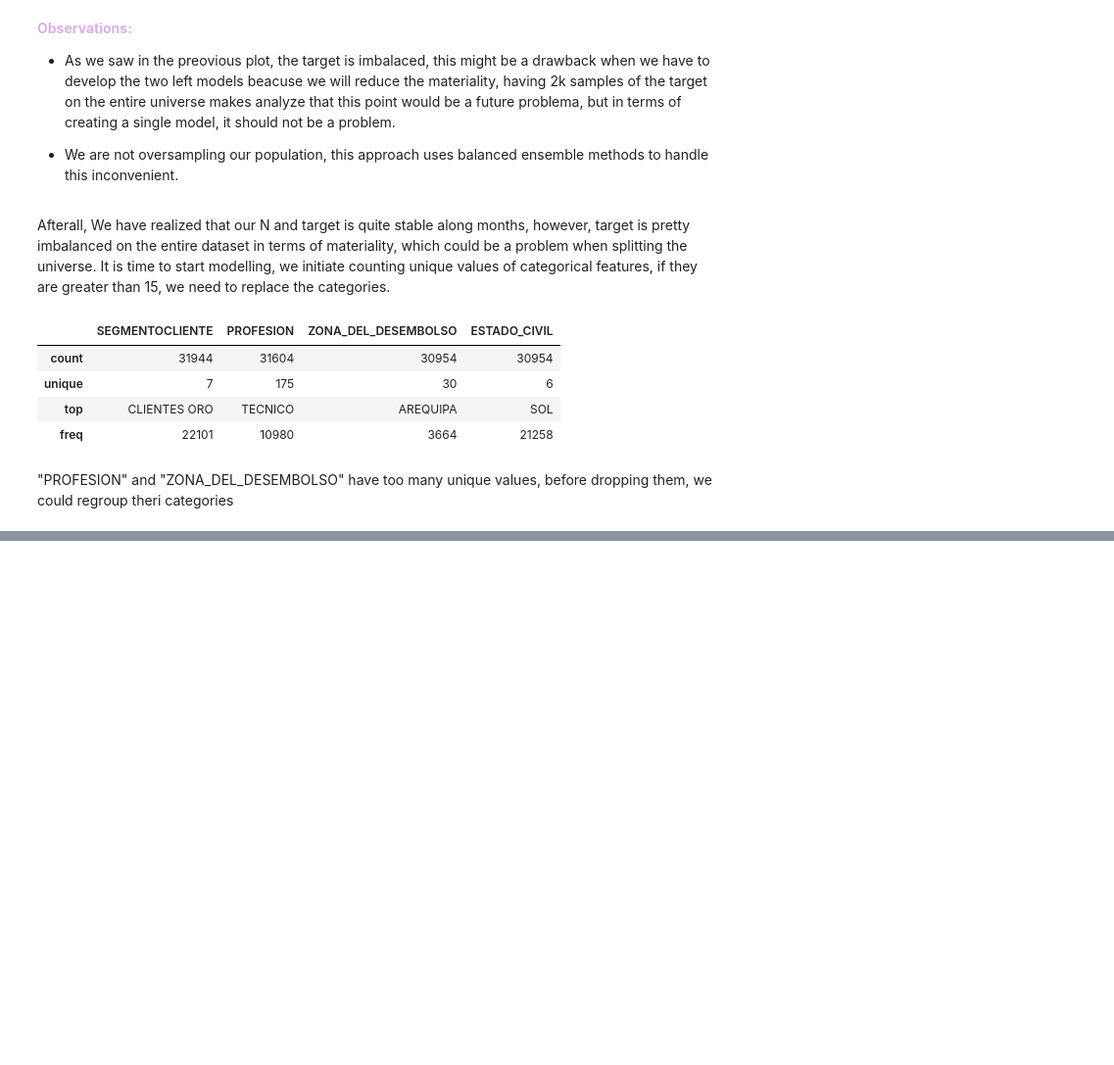
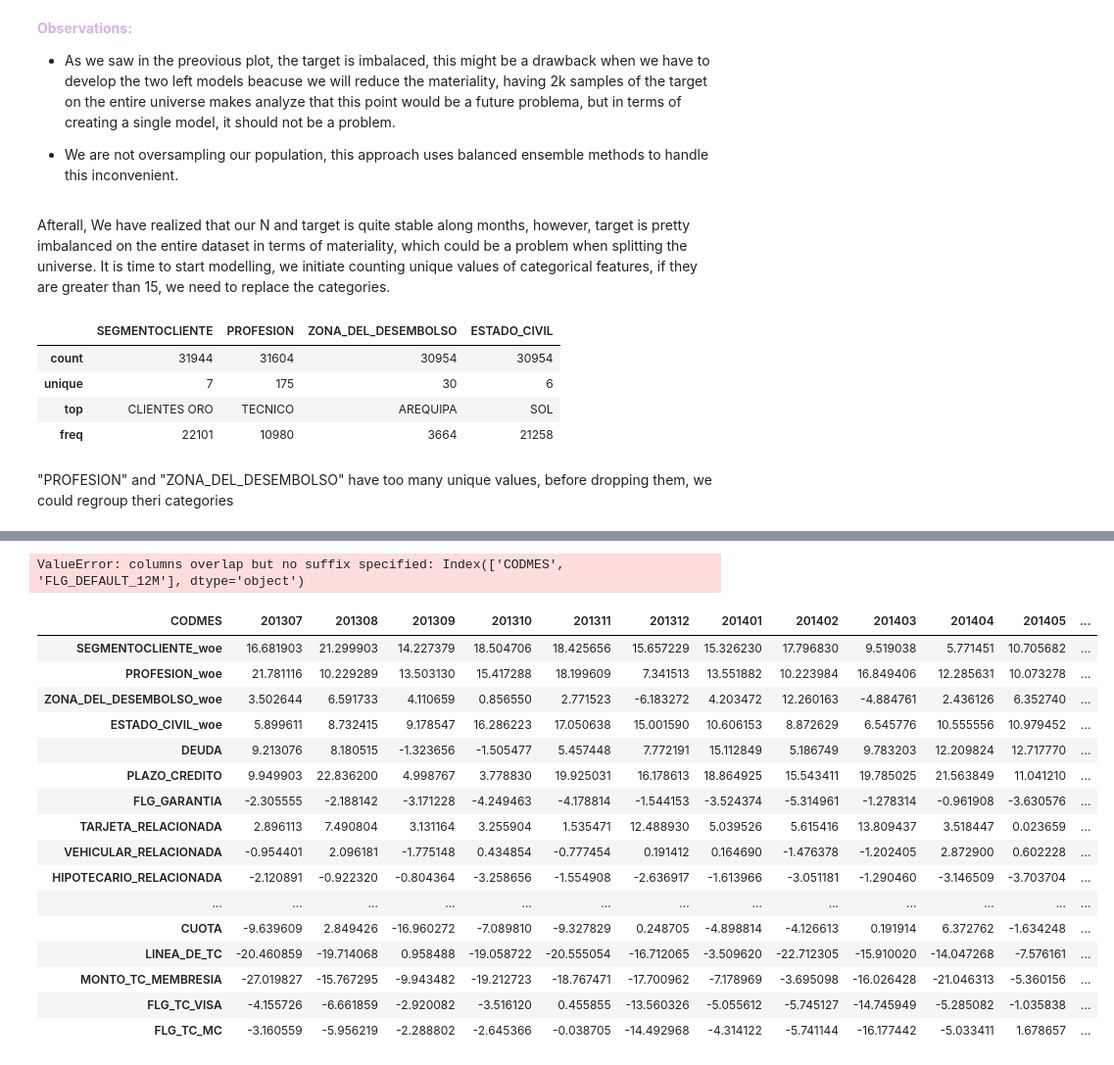
Before and after one commit to Brunoware/Credit-Risk-Segmentation, a Jupyter notebook: 01_eda_project_model_development[4_5].ipynb, the cells around one changed output, grey strips where cells are left out. Shown: that part at 98% size. Cells and saved outputs as stored; diff of their text form; code cells hidden in the pictures; blank space fills up the shorter version.

Commit message:
[UPDATE] Preproprocessing for single model

```diff
--- a/01_eda_project_model_development[4_5].ipynb
+++ b/01_eda_project_model_development[4_5].ipynb
@@ -21,6 +21,15 @@ import warnings
 
 from category_encoders.woe import WOEEncoder
 from constants.categories import category_profession
+from libs.modellingFunx import gini_score
+
+from sklearn.model_selection import train_test_split
+from sklearn.compose import make_column_transformer, make_column_selector
 # libraries configuration
 pd.set_option('display.max_columns', None)
 warnings.filterwarnings('ignore')
+
+# constants
+TIME_ID = 'CODMES'
+CLIENT_ID = 'CODSOLICITUD'
+TARGET = 'FLG_DEFAULT_12M'
@@ -183,0 +169,11 @@ pow
+# %%
+# regroup PROFESION values for new ones
+data['PROFESION'] = data['PROFESION'].map(category_profession)
+
+# regroup ZONA_DEL_DESEMBOLSO for a pair
+data['ZONA_DEL_DESEMBOLSO'] = data['ZONA_DEL_DESEMBOLSO'].fillna('')
+data['ZONA_DEL_DESEMBOLSO'] = np.select([data['ZONA_DEL_DESEMBOLSO'].str.contains(pat = 'LIMA'),
+                                         data['ZONA_DEL_DESEMBOLSO'] == '',
+                                         ~data['ZONA_DEL_DESEMBOLSO'].str.contains(pat = 'LIMA')],
+                                        ['LIMA', pd.NA, 'OTHER REGIONS'],
+                                        default = pd.NA)
@@ -183,0 +241,57 @@ pow
+# %%
+data_tr = data_tr.join(data_analysis[[TIME_ID, TARGET]], how = 'left')
+# %% [output]
+ValueError: columns overlap but no suffix specified: Index(['CODMES', 'FLG_DEFAULT_12M'], dtype='object')
+# %%
+# select data train and watchlist
+data_analysis = data[data['SAMPLE'].isin(['train', 'watchlist'])].copy()
+
+# select features for gini
+features_to_remove = [TIME_ID, CLIENT_ID, TARGET,
+                      'MIN_MES_DE_DEFAULT', 'FIXED_CLUSTER', 'SAMPLE']
+
+features = data_analysis.drop(columns = features_to_remove).columns.tolist()
+
+# get woe values
+encoder = WOEEncoder(handle_missing = 'return_nan',
+                     handle_unknown = 'return_nan').set_output(transform = 'pandas')
+
+cat_prep = make_column_transformer((encoder, make_column_selector(dtype_include = 'object')),
+                                    remainder = 'passthrough').set_output(transform = 'pandas')
+
+data_tr = cat_prep.fit_transform(data_analysis[features], data_analysis[TARGET])
+
+data_tr.columns = [col.split('__')[-1] if 'woe' not in col.split('__')[0] else f"{col.split('__')[-1]}_woe"
+                   for col in data_tr.columns.tolist()]
+
+# update features
+features = data_tr.columns.tolist()
+
+data_tr = data_tr.join(data_analysis[[TIME_ID, TARGET]], how = 'left')
+
+# select train and watchlist to plot gini in time
+gini_in_time = data_tr.groupby('CODMES')\
+                      .apply(lambda df: pd.Series({feat: gini_score(df[~df[feat].isnull()],
+                                                                    TARGET,
+                                                                    feat)
+                                                for feat in features}))
+
+gini_in_time.transpose()
+# %% [output]
+| CODMES | 201307 | 201308 | 201309 | 201310 | 201311 | 201312 | 201401 | 201402 | 201403 | 201404 | 201405 | ... |
+| SEGMENTOCLIENTE_woe | 16.681903 | 21.299903 | 14.227379 | 18.504706 | 18.425656 | 15.657229 | 15.326230 | 17.796830 | 9.519038 | 5.771451 | 10.705682 | ... |
+| PROFESION_woe | 21.781116 | 10.229289 | 13.503130 | 15.417288 | 18.199609 | 7.341513 | 13.551882 | 10.223984 | 16.849406 | 12.285631 | 10.073278 | ... |
+| ZONA_DEL_DESEMBOLSO_woe | 3.502644 | 6.591733 | 4.110659 | 0.856550 | 2.771523 | -6.183272 | 4.203472 | 12.260163 | -4.884761 | 2.436126 | 6.352740 | ... |
+| ESTADO_CIVIL_woe | 5.899611 | 8.732415 | 9.178547 | 16.286223 | 17.050638 | 15.001590 | 10.606153 | 8.872629 | 6.545776 | 10.555556 | 10.979452 | ... |
+| DEUDA | 9.213076 | 8.180515 | -1.323656 | -1.505477 | 5.457448 | 7.772191 | 15.112849 | 5.186749 | 9.783203 | 12.209824 | 12.717770 | ... |
+| PLAZO_CREDITO | 9.949903 | 22.836200 | 4.998767 | 3.778830 | 19.925031 | 16.178613 | 18.864925 | 15.543411 | 19.785025 | 21.563849 | 11.041210 | ... |
+| FLG_GARANTIA | -2.305555 | -2.188142 | -3.171228 | -4.249463 | -4.178814 | -1.544153 | -3.524374 | -5.314961 | -1.278314 | -0.961908 | -3.630576 | ... |
+| TARJETA_RELACIONADA | 2.896113 | 7.490804 | 3.131164 | 3.255904 | 1.535471 | 12.488930 | 5.039526 | 5.615416 | 13.809437 | 3.518447 | 0.023659 | ... |
+| VEHICULAR_RELACIONADA | -0.954401 | 2.096181 | -1.775148 | 0.434854 | -0.777454 | 0.191412 | 0.164690 | -1.476378 | -1.202405 | 2.872900 | 0.602228 | ... |
+| HIPOTECARIO_RELACIONADA | -2.120891 | -0.922320 | -0.804364 | -3.258656 | -1.554908 | -2.636917 | -1.613966 | -3.051181 | -1.290460 | -3.146509 | -3.703704 | ... |
+| ... | ... | ... | ... | ... | ... | ... | ... | ... | ... | ... | ... | ... |
+| CUOTA | -9.639609 | 2.849426 | -16.960272 | -7.089810 | -9.327829 | 0.248705 | -4.898814 | -4.126613 | 0.191914 | 6.372762 | -1.634248 | ... |
+| LINEA_DE_TC | -20.460859 | -19.714068 | 0.958488 | -19.058722 | -20.555054 | -16.712065 | -3.509620 | -22.712305 | -15.910020 | -14.047268 | -7.576161 | ... |
+| MONTO_TC_MEMBRESIA | -27.019827 | -15.767295 | -9.943482 | -19.212723 | -18.767471 | -17.700962 | -7.178969 | -3.695098 | -16.026428 | -21.046313 | -5.360156 | ... |
+| FLG_TC_VISA | -4.155726 | -6.661859 | -2.920082 | -3.516120 | 0.455855 | -13.560326 | -5.055612 | -5.745127 | -14.745949 | -5.285082 | -1.035838 | ... |
+| FLG_TC_MC | -3.160559 | -5.956219 | -2.288802 | -2.645366 | -0.038705 | -14.492968 | -4.314122 | -5.741144 | -16.177442 | -5.033411 | 1.678657 | ... |
```
Also changed, not shown: parts of 13 cells of this notebook, 3 other files.
